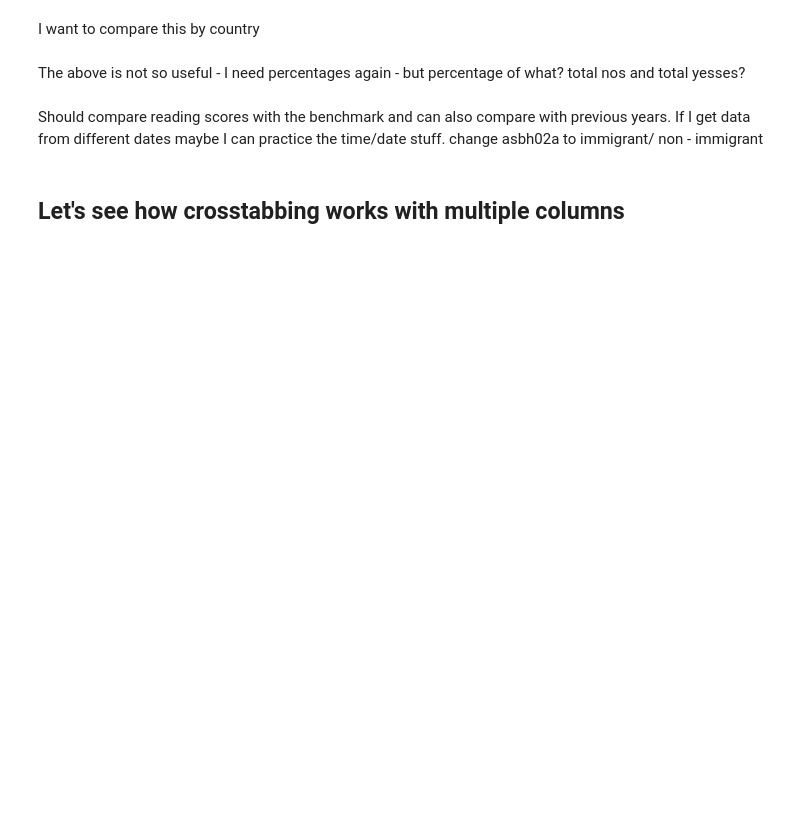
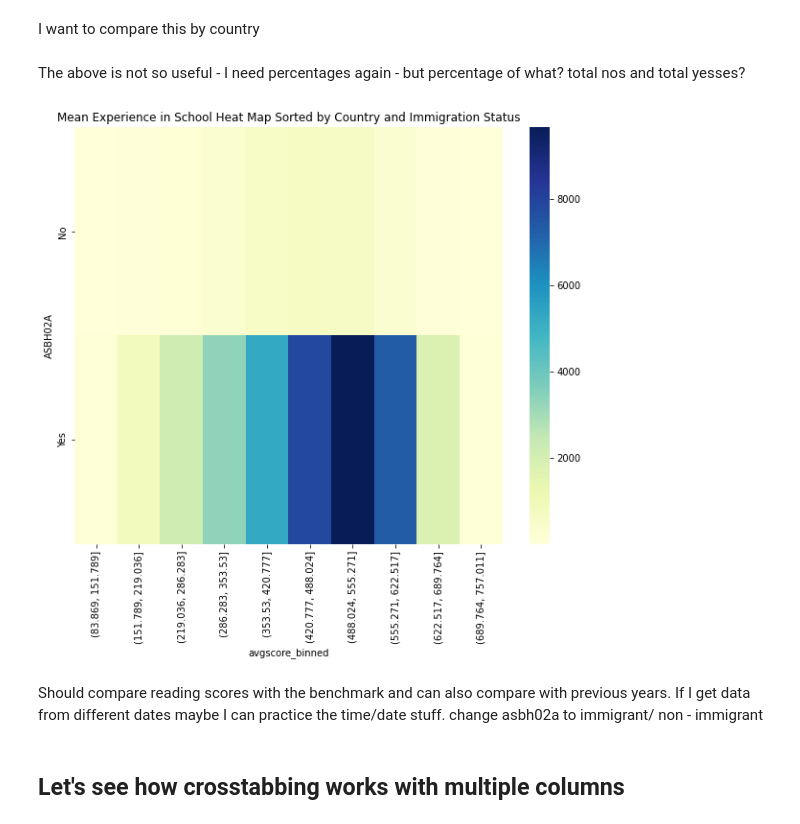
Before and after one commit to SophieESpencer/Comparison, a Jupyter notebook: 5.1 Analysis - immigrant status.ipynb, the cells around one changed output. Saved outputs shown, nothing was run; the diff lists cells and outputs as text; code cells hidden in the pictures; blank space fills up the shorter version.

Commit message:
exploring pd.crosstab and heatmaps

```diff
--- a/5.1 Analysis - immigrant status.ipynb
+++ b/5.1 Analysis - immigrant status.ipynb
@@ -145,6 +152,14 @@ fig.show()
 I want to compare this by country
 # %% [markdown]
 The above is not so useful - I need percentages again - but percentage of what? total nos and total yesses?
+# %%
+# Plot the heat map
+plt.figure(figsize=(10, 8))
+sns.heatmap(contingency_table, annot=False, cmap='YlGnBu')
+plt.title('Mean Experience in School Heat Map Sorted by Country and Immigration Status')
+plt.show()
+# %% [output]
+[figure, added]
 # %% [markdown]
 Should compare reading scores with the benchmark and can also compare with previous years.
 If I get data from different dates maybe I can practice the time/date stuff. change asbh02a to immigrant/ non - immigrant
```
Also changed, not shown: parts of 10 cells of this notebook, 2 other files.
